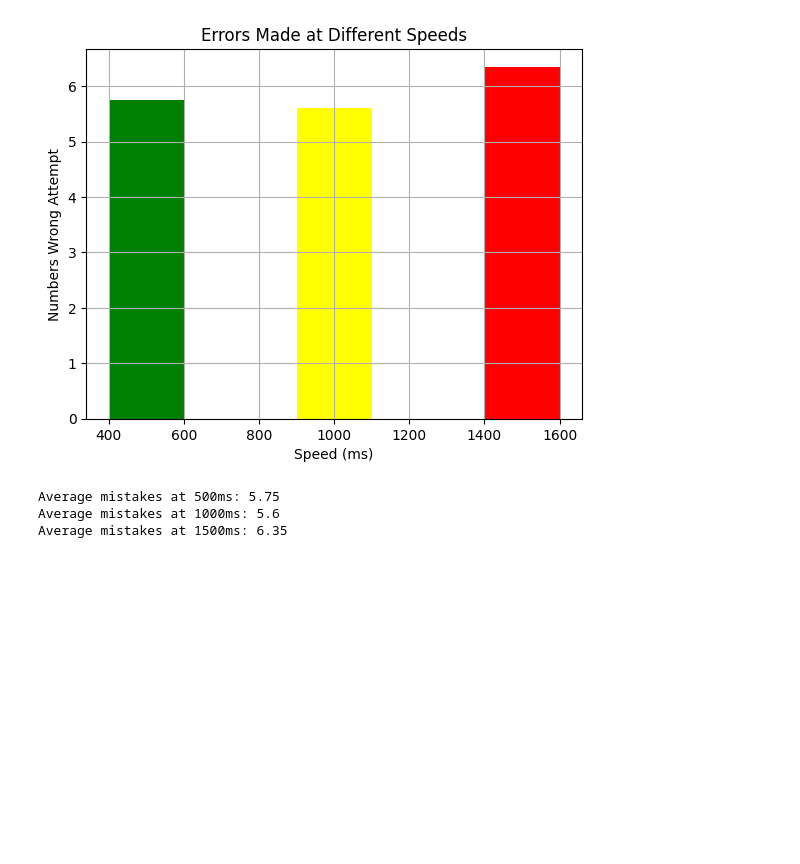
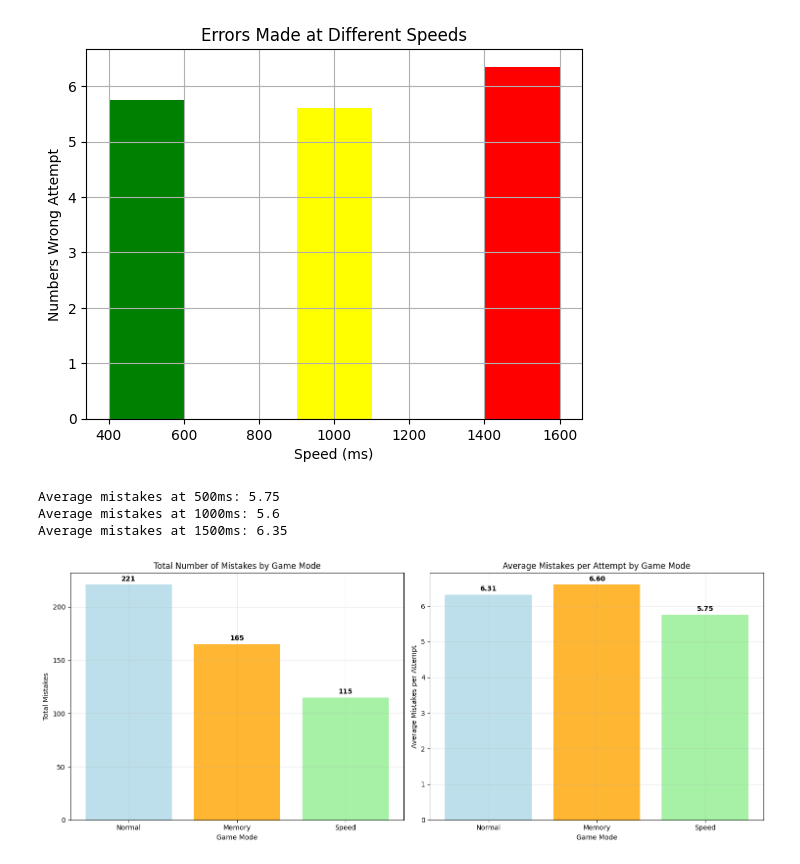
Before and after one commit to GitsUnreal/HumanMemory, a Jupyter notebook: FreeRecall/data/Dataprocessing.ipynb, the cells around one changed output. Cells and saved outputs as stored; diff of their text form; code cells hidden in the pictures; blank space fills up the shorter version.

Commit message:
Forgot total mistakes

```diff
--- a/FreeRecall/data/Dataprocessing.ipynb
+++ b/FreeRecall/data/Dataprocessing.ipynb
@@ -339,3 +330,80 @@ print("Average mistakes at 1500ms:", data[data['speed_ms'] == 1500]['numbers_wro
 Average mistakes at 500ms: 5.75
 Average mistakes at 1000ms: 5.6
 Average mistakes at 1500ms: 6.35
+# %%
+# TOTAL MISTAKES COMPARISON - Similar format to first/last comparison
+import matplotlib.pyplot as plt
+import numpy as np
+
+# Calculate total mistakes for each game mode
+total_mistakes_normal = dataNORMAL.sum()    # Sum of all mistakes in normal mode
+total_mistakes_memory = dataPATTERN.sum()   # Sum of all mistakes in memory mode
+total_mistakes_speed = dataSPEED.sum()      # Sum of all mistakes in speed mode
+
+# Calculate average mistakes per attempt
+avg_mistakes_normal = dataNORMAL.mean()
+avg_mistakes_memory = dataPATTERN.mean()
+avg_mistakes_speed = dataSPEED.mean()
+
+# Create comparison charts
+fig, (ax1, ax2) = plt.subplots(1, 2, figsize=(15, 6))
+
+# Chart 1: Total Mistakes Count
+game_modes = ['Normal', 'Memory', 'Speed']
+total_mistakes = [total_mistakes_normal, total_mistakes_memory, total_mistakes_speed]
+colors = ['lightblue', 'orange', 'lightgreen']
+
+bars1 = ax1.bar(game_modes, total_mistakes, color=colors, alpha=0.8)
+ax1.set_title('Total Number of Mistakes by Game Mode')
+ax1.set_ylabel('Total Mistakes')
+ax1.set_xlabel('Game Mode')
+ax1.grid(True, alpha=0.3)
+
+# Add value labels on bars
+for i, (bar, total) in enumerate(zip(bars1, total_mistakes)):
+    ax1.text(bar.get_x() + bar.get_width()/2., total + max(total_mistakes) * 0.01,
+            f'{int(total)}', ha='center', va='bottom', fontweight='bold')
+
+# Chart 2: Average Mistakes per Attempt
+avg_mistakes = [avg_mistakes_normal, avg_mistakes_memory, avg_mistakes_speed]
+
+bars2 = ax2.bar(game_modes, avg_mistakes, color=colors, alpha=0.8)
+ax2.set_title('Average Mistakes per Attempt by Game Mode')
+ax2.set_ylabel('Average Mistakes per Attempt')
+ax2.set_xlabel('Game Mode')
+ax2.grid(True, alpha=0.3)
+
+# Add value labels on bars
+for i, (bar, avg) in enumerate(zip(bars2, avg_mistakes)):
+    ax2.text(bar.get_x() + bar.get_width()/2., avg + max(avg_mistakes) * 0.01,
+            f'{avg:.2f}', ha='center', va='bottom', fontweight='bold')
+
+plt.tight_layout()
+plt.show()
+
+# Print detailed summary
+print("TOTAL MISTAKES COMPARISON:")
+print("=" * 50)
+print(f"NORMAL:  {total_mistakes_normal} total mistakes, {avg_mistakes_normal:.2f} avg per attempt ({len(dataNORMAL)} attempts)")
+print(f"MEMORY:  {total_mistakes_memory} total mistakes, {avg_mistakes_memory:.2f} avg per attempt ({len(dataPATTERN)} attempts)")
+print(f"SPEED:   {total_mistakes_speed} total mistakes, {avg_mistakes_speed:.2f} avg per attempt ({len(dataSPEED)} attempts)")
+
+# Find which mode has most/least mistakes
+max_total = max(total_mistakes)
+min_total = min(total_mistakes)
+max_mode = game_modes[total_mistakes.index(max_total)]
+min_mode = game_modes[total_mistakes.index(min_total)]
+
+max_avg = max(avg_mistakes)
+min_avg = min(avg_mistakes)
+max_avg_mode = game_modes[avg_mistakes.index(max_avg)]
+min_avg_mode = game_modes[avg_mistakes.index(min_avg)]
+
+print(f"\nKEY INSIGHTS:")
+print("-" * 20)
+print(f"Most total mistakes: {max_mode} ({int(max_total)} mistakes)")
+print(f"Least total mistakes: {min_mode} ({int(min_total)} mistakes)")
+print(f"Highest average per attempt: {max_avg_mode} ({max_avg:.2f} mistakes/attempt)")
+print(f"Lowest average per attempt: {min_avg_mode} ({min_avg:.2f} mistakes/attempt)")
+# %% [output]
+[figure, added]
```
Also changed, not shown: parts of 4 cells of this notebook.
